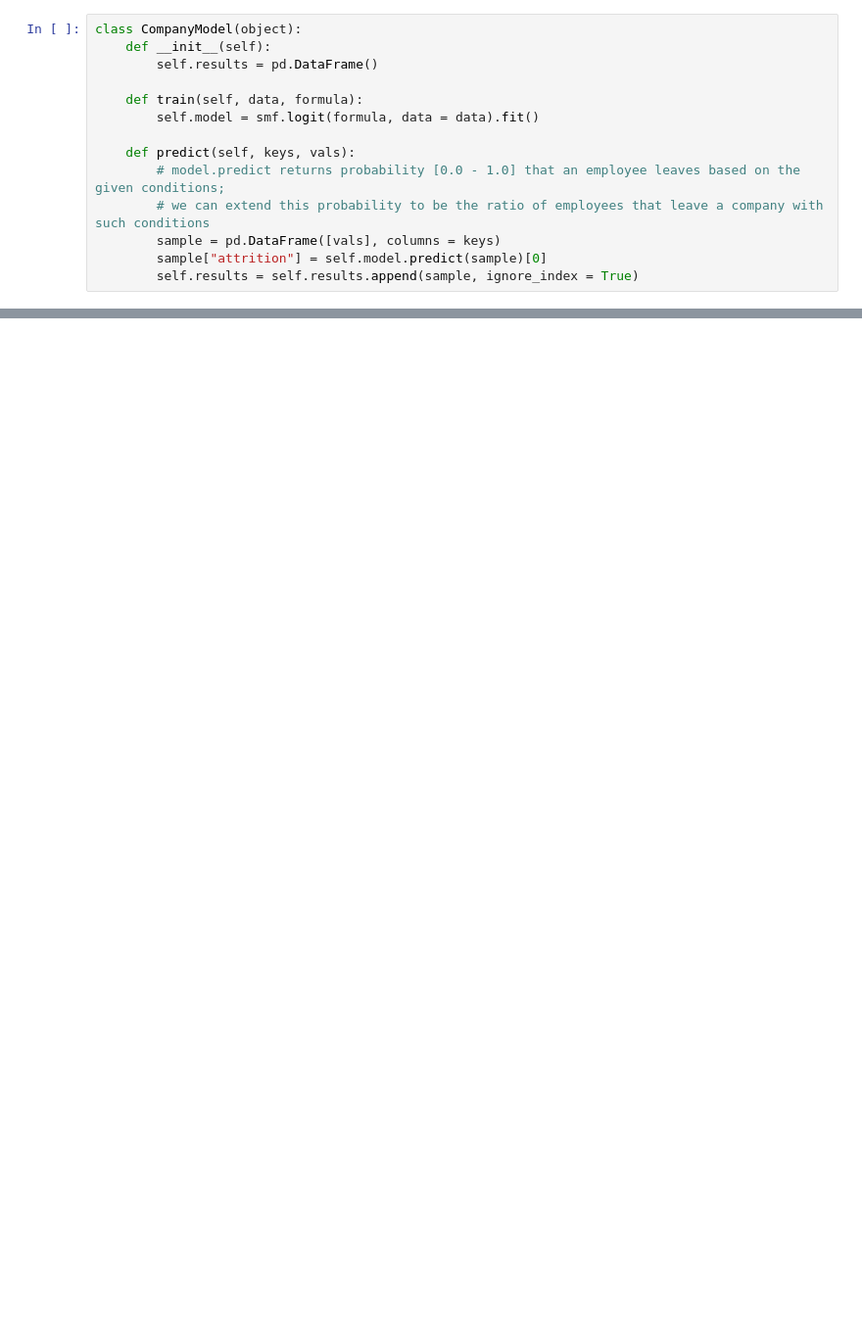
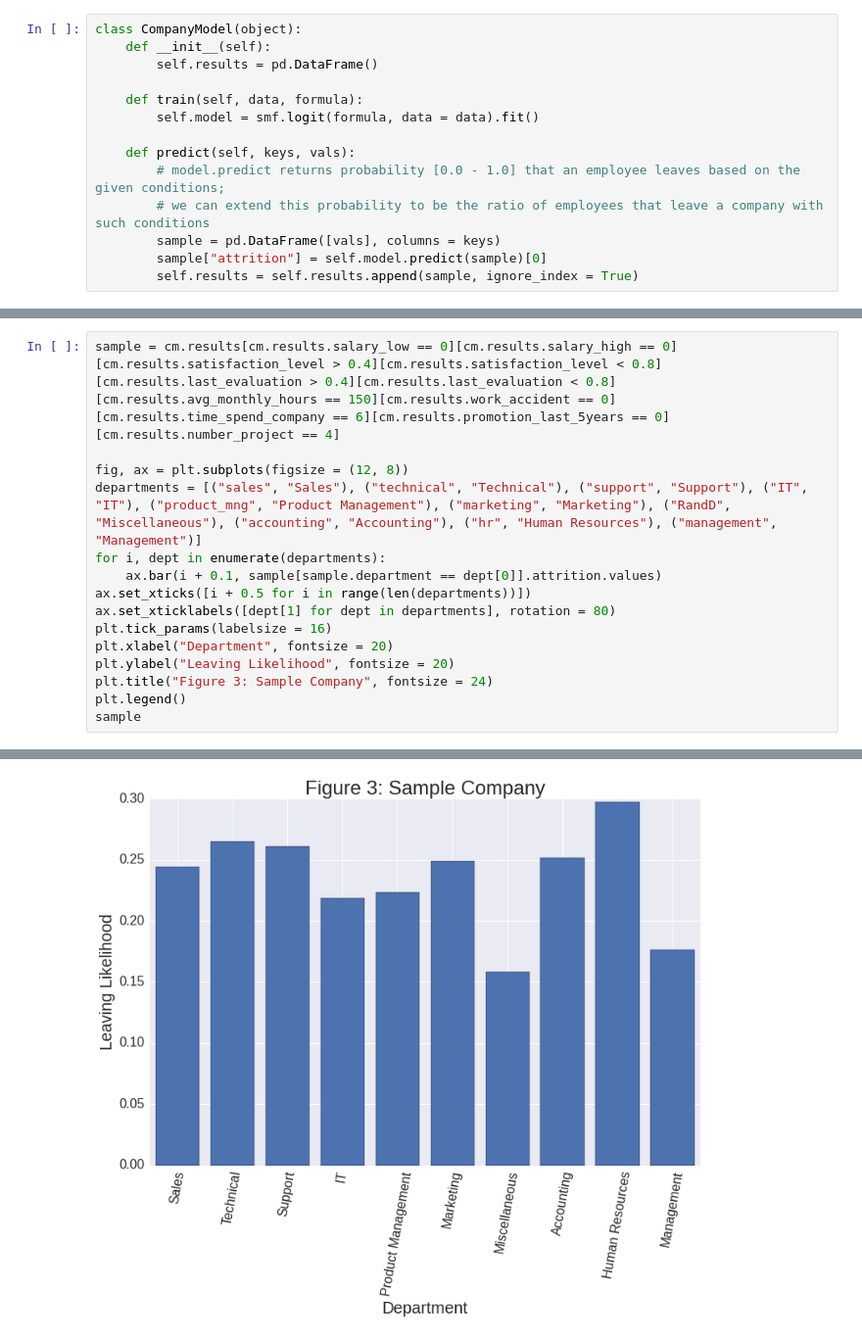
Before and after one commit to joeylmaalouf/HR-analytics, a Jupyter notebook: report/report3.ipynb, the cells around one changed output, grey strips where cells are left out. Shown: that part at 98% size. Cells and saved outputs as stored; diff of their text form; blank space fills up the shorter version.

```diff
--- a/report/report3.ipynb
+++ b/report/report3.ipynb
@@ -128,0 +234,16 @@ sample
+# %%
+sample = cm.results[cm.results.salary_low == 0][cm.results.salary_high == 0][cm.results.satisfaction_level > 0.4][cm.results.satisfaction_level < 0.8][cm.results.last_evaluation > 0.4][cm.results.last_evaluation < 0.8][cm.results.avg_monthly_hours == 150][cm.results.work_accident == 0][cm.results.time_spend_company == 6][cm.results.promotion_last_5years == 0][cm.results.number_project == 4]
+
+fig, ax = plt.subplots(figsize = (12, 8))
+departments = [("sales", "Sales"), ("technical", "Technical"), ("support", "Support"), ("IT", "IT"), ("product_mng", "Product Management"), ("marketing", "Marketing"), ("RandD", "Miscellaneous"), ("accounting", "Accounting"), ("hr", "Human Resources"), ("management", "Management")]
+for i, dept in enumerate(departments):
+    ax.bar(i + 0.1, sample[sample.department == dept[0]].attrition.values)
+ax.set_xticks([i + 0.5 for i in range(len(departments))])
+ax.set_xticklabels([dept[1] for dept in departments], rotation = 80)
+plt.tick_params(labelsize = 16)
+plt.xlabel("Department", fontsize = 20)
+plt.ylabel("Leaving Likelihood", fontsize = 20)
+plt.title("Figure 3: Sample Company", fontsize = 24)
+plt.legend()
+sample
+# %% [output]
@@ -128,0 +261 @@ sample
+[figure, added]
```
Also changed, not shown: parts of 14 cells of this notebook, 5 other files.
